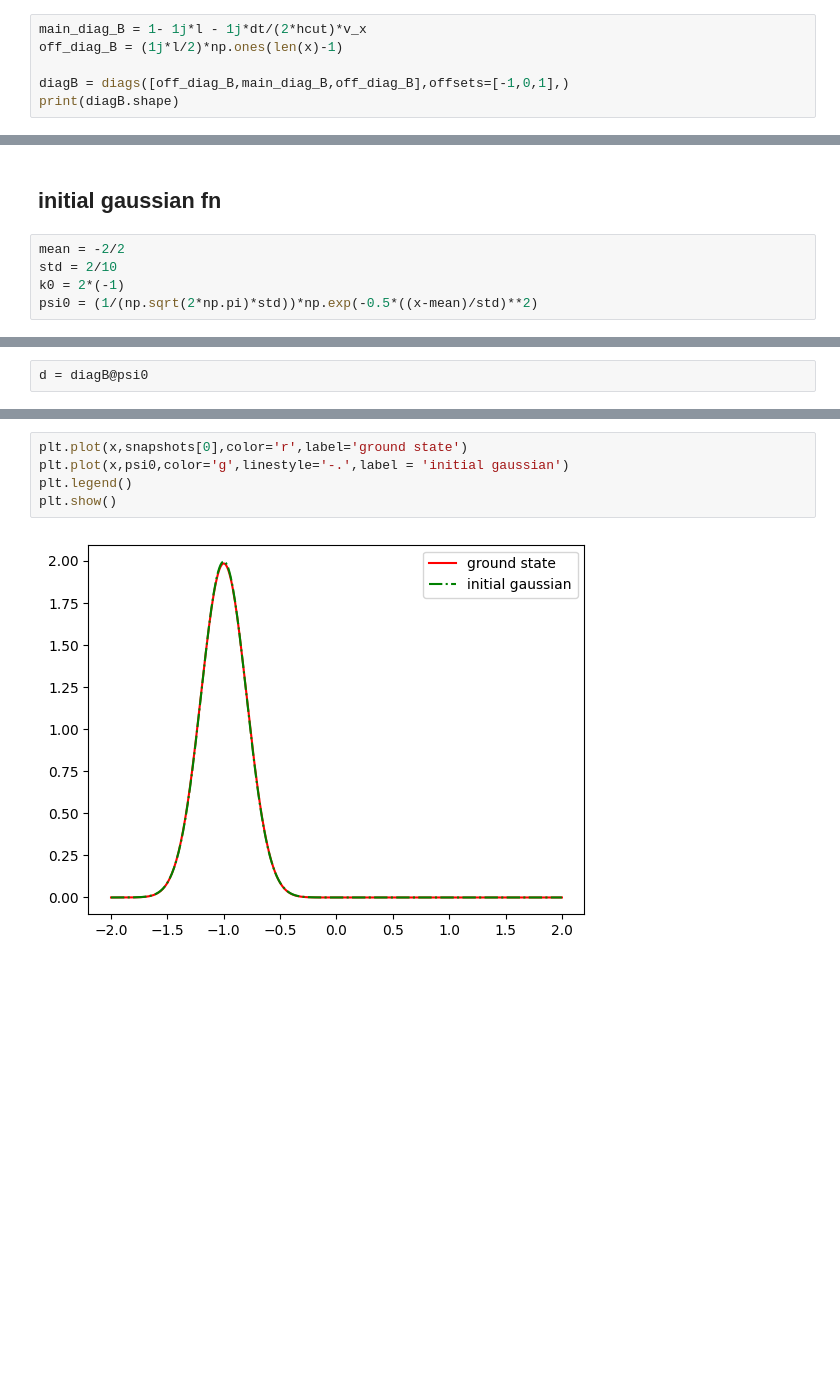
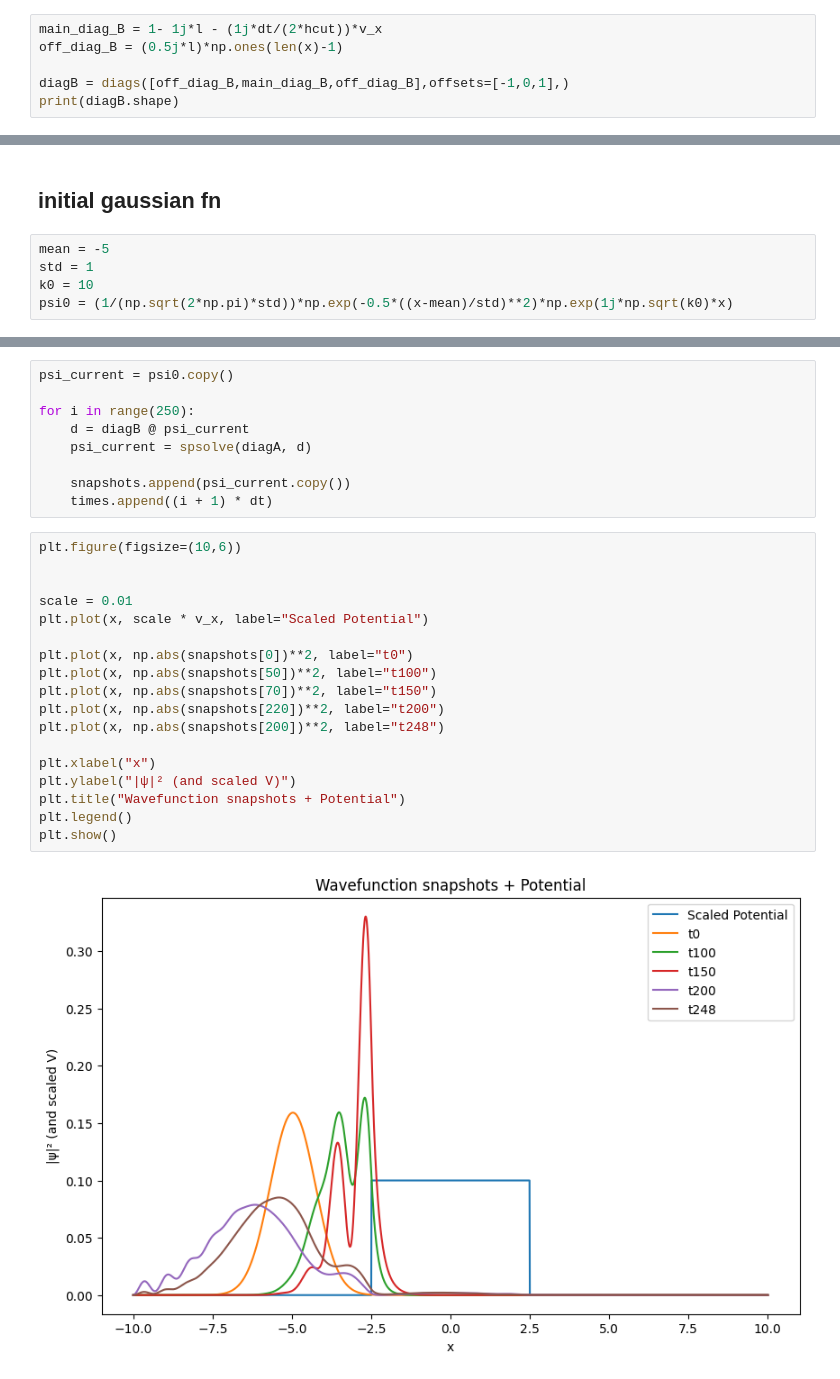
Before and after one commit to sounakdas1/Crank-Nicolson-Method-TDSE, a Jupyter notebook: tdse.ipynb, the cells around one changed output, grey strips where cells are left out. Saved outputs shown, nothing was run; the diff lists cells and outputs as text; blank space fills up the shorter version.

```diff
--- a/tdse.ipynb
+++ b/tdse.ipynb
@@ -82,6 +47,6 @@ print(diagA)
 # %%
-main_diag_B = 1- 1j*l - 1j*dt/(2*hcut)*v_x
-off_diag_B = (1j*l/2)*np.ones(len(x)-1)
+main_diag_B = 1- 1j*l - (1j*dt/(2*hcut))*v_x
+off_diag_B = (0.5j*l)*np.ones(len(x)-1)
 
 diagB = diags([off_diag_B,main_diag_B,off_diag_B],offsets=[-1,0,1],)
 print(diagB.shape)
@@ -90,8 +55,8 @@ print(diagB.shape)
 # %% [markdown]
 ## initial gaussian fn
 # %%
-mean = -2/2
-std = 2/10
-k0 = 2*(-1)
-psi0 = (1/(np.sqrt(2*np.pi)*std))*np.exp(-0.5*((x-mean)/std)**2)
+mean = -5
+std = 1
+k0 = 10
+psi0 = (1/(np.sqrt(2*np.pi)*std))*np.exp(-0.5*((x-mean)/std)**2)*np.exp(1j*np.sqrt(k0)*x)
 # %%
@@ -102,5 +67,3 @@ plt.show()
-# %%
-d = diagB@psi0
 # %%
 snapshots = []
 times = []
@@ -109,7 +70,29 @@ psi_current = psi0.copy()
+# %%
+psi_current = psi0.copy()
+
+for i in range(250):
+    d = diagB @ psi_current
+    psi_current = spsolve(diagA, d)
+
+    snapshots.append(psi_current.copy())
+    times.append((i + 1) * dt)
 # %%
-plt.plot(x,snapshots[0],color='r',label='ground state')
-plt.plot(x,psi0,color='g',linestyle='-.',label = 'initial gaussian')
+plt.figure(figsize=(10,6))
+
+
+scale = 0.01
+plt.plot(x, scale * v_x, label="Scaled Potential")
+
+plt.plot(x, np.abs(snapshots[0])**2, label="t0")
+plt.plot(x, np.abs(snapshots[50])**2, label="t100")
+plt.plot(x, np.abs(snapshots[70])**2, label="t150")
+plt.plot(x, np.abs(snapshots[220])**2, label="t200")
+plt.plot(x, np.abs(snapshots[200])**2, label="t248")
+
+plt.xlabel("x")
+plt.ylabel("|ψ|² (and scaled V)")
+plt.title("Wavefunction snapshots + Potential")
 plt.legend()
 plt.show()
 # %% [output]
-[figure, old version]
+[figure, new version]
```
Also changed, not shown: parts of 9 cells of this notebook, 1 other file.
